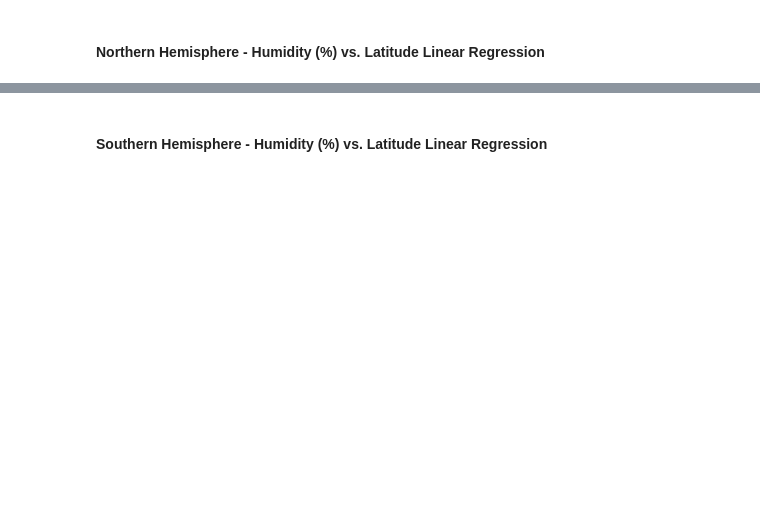
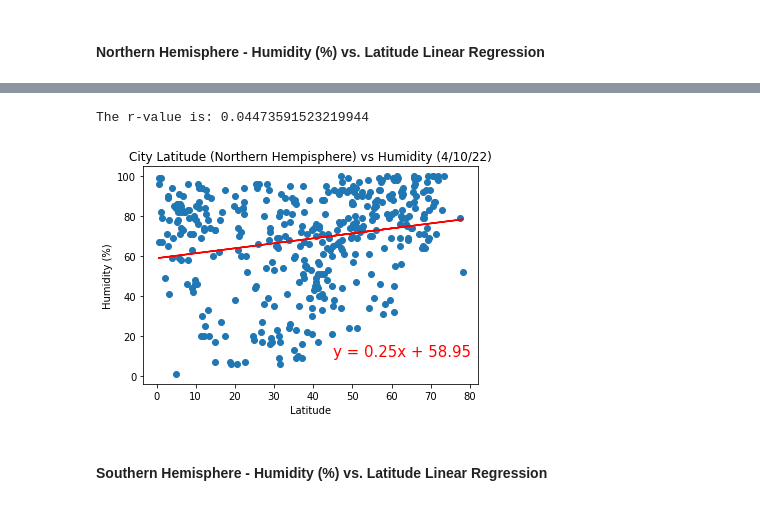
Before and after one commit to vishaalgupta/python-api-challange, a Jupyter notebook: WeatherPy/WeatherPy.ipynb, the cells around one changed output, grey strips where cells are left out. Cells and saved outputs as stored; diff of their text form; code cells hidden in the pictures; blank space fills up the shorter version.

```diff
--- a/WeatherPy/WeatherPy.ipynb
+++ b/WeatherPy/WeatherPy.ipynb
@@ -331,0 +342,21 @@ The r-value is: 0.000543987878808455
+# %%
+lat = northern["Lat"]
+y_value = northern["Humidity"]
+
+(slope, intercept, rvalue, pvalue, stderr) = linregress(lat, y_value)
+regress_values = lat * slope + intercept
+line_eq = "y = " + str(round(slope,2)) + "x + " + str(round(intercept,2))
+
+plt.plot(lat,regress_values,"r-")
+plt.annotate(line_eq,(45,10),fontsize=15,color="red")
+
+plt.scatter(lat, y_value)
+plt.title("City Latitude (Northern Hempisphere) vs Humidity (4/10/22)")
+plt.xlabel("Latitude")
+plt.ylabel("Humidity (%)")
+print(f"The r-value is: {rvalue**2}")
+plt.savefig("LatitudeVsHumidity(North)")
+plt.show()
+# %% [output]
+The r-value is: 0.04473591523219944
+[figure, added]
```
Also changed, not shown: parts of 24 cells of this notebook, 7 other files.
